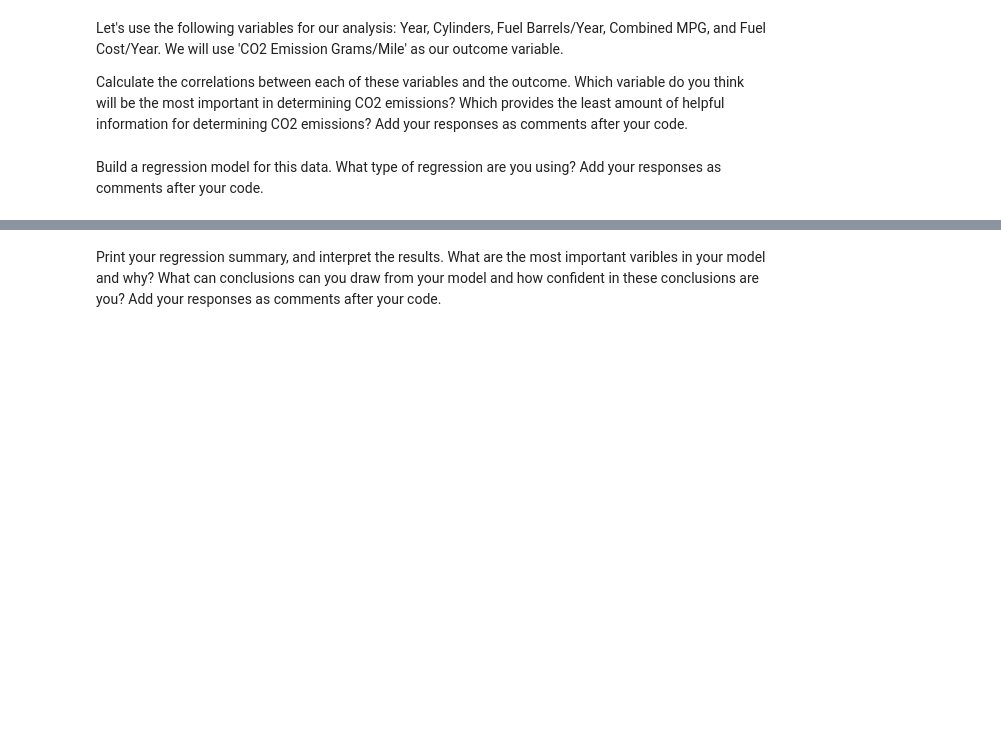
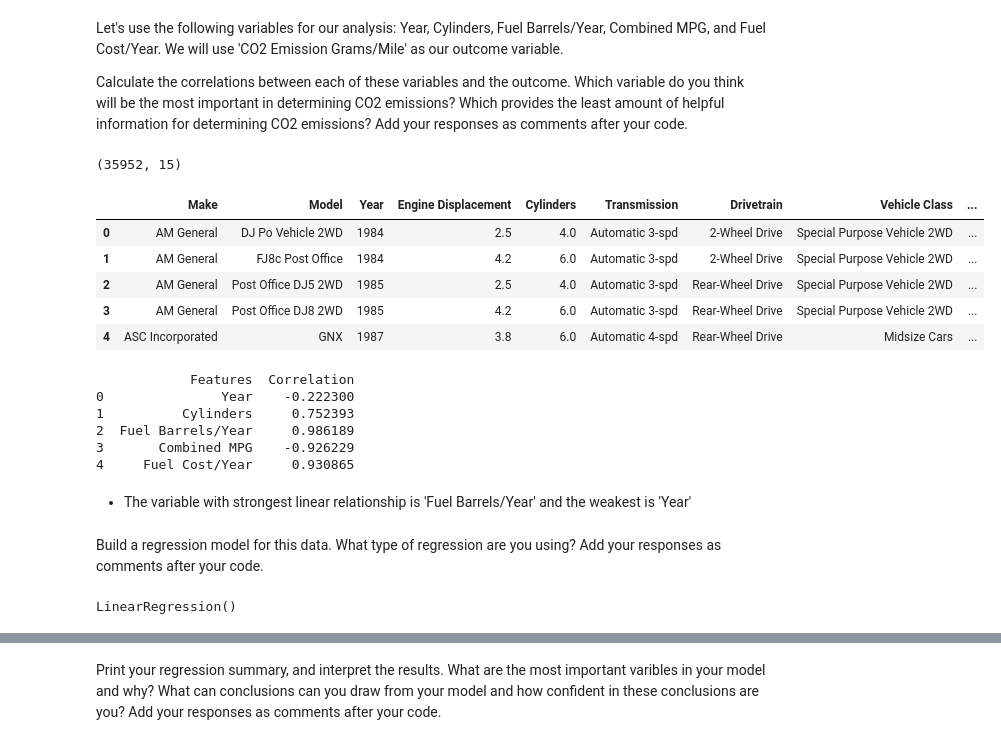
Before and after one commit to alexcardenasgutierrez-droid/lab-regression-analysis-en, a Jupyter notebook: your-code/lab-regression-analysis.ipynb, the cells around one changed output, grey strips where cells are left out. Drawn from its saved outputs; the diff is of its cells as text; code cells hidden in the pictures; blank space fills up the shorter version.

```diff
--- a/your-code/lab-regression-analysis.ipynb
+++ b/your-code/lab-regression-analysis.ipynb
@@ -156,2 +157,34 @@ Calculate the correlations between each of these variables and the outcome. Whic
+# %%
+print(vehicles.shape)
+vehicles.head()
+# %% [output]
+(35952, 15)
+|  | Make | Model | Year | Engine Displacement | Cylinders | Transmission | Drivetrain | Vehicle Class | ... |
+| 0 | AM General | DJ Po Vehicle 2WD | 1984 | 2.5 | 4.0 | Automatic 3-spd | 2-Wheel Drive | Special Purpose Vehicle 2WD | ... |
+| 1 | AM General | FJ8c Post Office | 1984 | 4.2 | 6.0 | Automatic 3-spd | 2-Wheel Drive | Special Purpose Vehicle 2WD | ... |
+| 2 | AM General | Post Office DJ5 2WD | 1985 | 2.5 | 4.0 | Automatic 3-spd | Rear-Wheel Drive | Special Purpose Vehicle 2WD | ... |
+| 3 | AM General | Post Office DJ8 2WD | 1985 | 4.2 | 6.0 | Automatic 3-spd | Rear-Wheel Drive | Special Purpose Vehicle 2WD | ... |
+| 4 | ASC Incorporated | GNX | 1987 | 3.8 | 6.0 | Automatic 4-spd | Rear-Wheel Drive | Midsize Cars | ... |
+# %%
+# Selecting the data
+X_vehi = vehicles[['Year', 'Cylinders', 'Fuel Barrels/Year', 'Combined MPG', 'Fuel Cost/Year']]
+y_vehi = vehicles['CO2 Emission Grams/Mile']
+
+# Loop that creates a list with all the correlation of each variable
+corr = []
+for feat_name in X_vehi.columns:
+    corr.append(X_vehi[feat_name].corr(y_vehi))
+
+corr_df = pd.DataFrame({'Features': X_vehi.columns, 'Correlation': corr})
+print(corr_df)
+# %% [output]
+            Features  Correlation
+0               Year    -0.222300
+1          Cylinders     0.752393
+2  Fuel Barrels/Year     0.986189
+3       Combined MPG    -0.926229
+4     Fuel Cost/Year     0.930865
+# %% [markdown]
+* The variable with strongest linear relationship is 'Fuel Barrels/Year' and the weakest is 'Year'
 # %% [markdown]
 Build a regression model for this data. What type of regression are you using? Add your responses as comments after your code.
@@ -159,0 +191,11 @@ Build a regression model for this data. What type of regression are you using? A
+# %%
+# Split data into training and testing sets
+X_train, X_test, y_train, y_test = train_test_split(X_vehi, y_vehi, test_size=.2, random_state=42)
+
+# Create a linear model
+lm = LinearRegression()
+
+# Fitting the trained data into de model
+lm.fit(X_train, y_train)
+# %% [output]
+LinearRegression()
```
Also changed, not shown: parts of 15 cells of this notebook.
